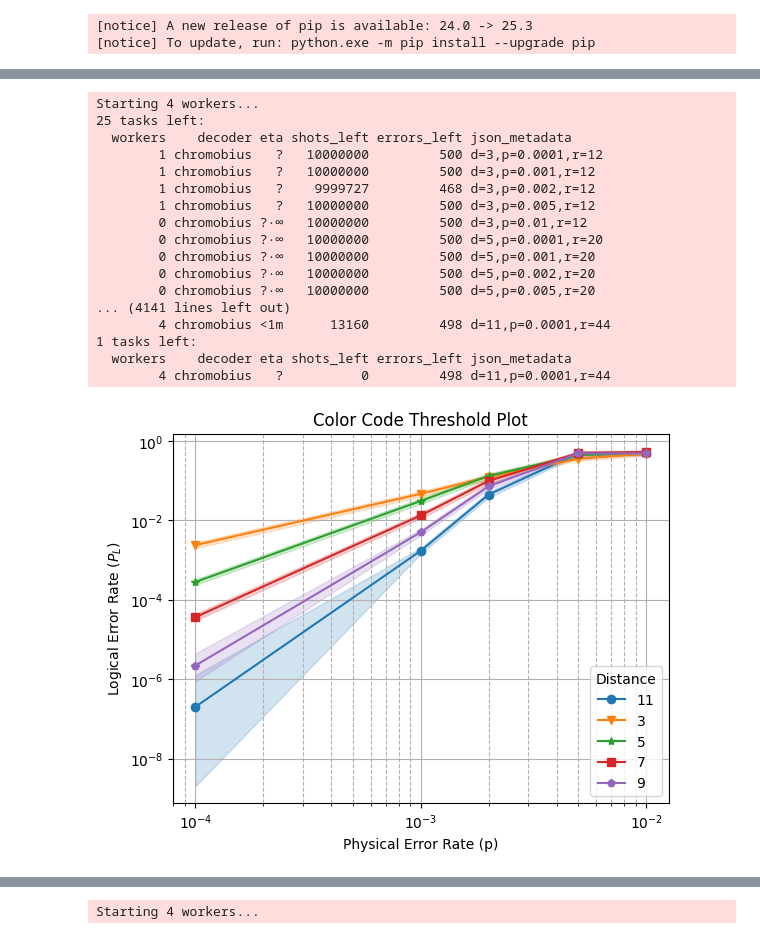
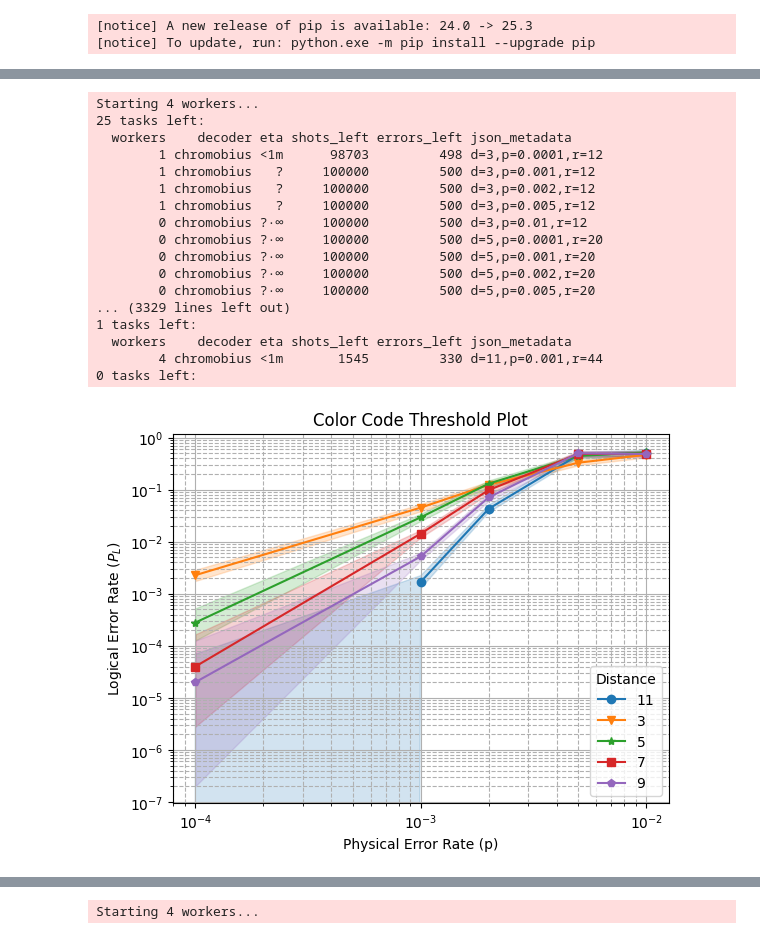
Before and after one commit to monamoeba/CST-Part-II-Project-Code, a Jupyter notebook: preparation/color_code_circuit_test.ipynb, the cells around one changed output, grey strips where cells are left out. Drawn from its saved outputs; the diff is of its cells as text; code cells hidden in the pictures.

Commit message:
rerunning tests + plot gen

```diff
--- a/preparation/color_code_circuit_test.ipynb
+++ b/preparation/color_code_circuit_test.ipynb
@@ -492,50 +469,50 @@ def generate_plot():
     samples = sinter.collect(
         tasks=tasks,
         num_workers=os.cpu_count(),
-        max_shots=10_000_000,
+        max_shots=100_000,
         max_errors=500,
         print_progress=True,
         decoders=['chromobius'],
         custom_decoders=chromobius.sinter_decoders(),
     )
 
     # plotting
     fig, ax = plt.subplots()
     sinter.plot_error_rate(
         ax=ax,
         stats=samples,
         x_func=lambda stats: stats.json_metadata['p'],
         group_func=lambda stats: stats.json_metadata['d'],
         failure_units_per_shot_func=lambda stats: 1,  # Probability per shot
     )
 
     ax.loglog()
     ax.set_title("Color Code Threshold Plot")
     ax.set_xlabel("Physical Error Rate (p)")
     ax.set_ylabel("Logical Error Rate ($P_L$)")
     ax.grid(which='major', linestyle='-')
     ax.grid(which='minor', linestyle='--')
     ax.legend(title='Distance')
     plt.savefig("ImplCCThresholdPlot")
     plt.show()
 generate_plot()
 # %% [output]
 Starting 4 workers...
 25 tasks left:
   workers    decoder eta shots_left errors_left json_metadata
-        1 chromobius   ?   10000000         500 d=3,p=0.0001,r=12
-        1 chromobius   ?   10000000         500 d=3,p=0.001,r=12
-        1 chromobius   ?    9999727         468 d=3,p=0.002,r=12
-        1 chromobius   ?   10000000         500 d=3,p=0.005,r=12
-        0 chromobius ?·∞   10000000         500 d=3,p=0.01,r=12
-        0 chromobius ?·∞   10000000         500 d=5,p=0.0001,r=20
-        0 chromobius ?·∞   10000000         500 d=5,p=0.001,r=20
-        0 chromobius ?·∞   10000000         500 d=5,p=0.002,r=20
-        0 chromobius ?·∞   10000000         500 d=5,p=0.005,r=20
-... (4141 lines left out)
-        4 chromobius <1m      13160         498 d=11,p=0.0001,r=44
+        1 chromobius <1m      98703         498 d=3,p=0.0001,r=12
+        1 chromobius   ?     100000         500 d=3,p=0.001,r=12
+        1 chromobius   ?     100000         500 d=3,p=0.002,r=12
+        1 chromobius   ?     100000         500 d=3,p=0.005,r=12
+        0 chromobius ?·∞     100000         500 d=3,p=0.01,r=12
+        0 chromobius ?·∞     100000         500 d=5,p=0.0001,r=20
+        0 chromobius ?·∞     100000         500 d=5,p=0.001,r=20
+        0 chromobius ?·∞     100000         500 d=5,p=0.002,r=20
+        0 chromobius ?·∞     100000         500 d=5,p=0.005,r=20
+... (3329 lines left out)
 1 tasks left:
   workers    decoder eta shots_left errors_left json_metadata
-        4 chromobius   ?          0         498 d=11,p=0.0001,r=44
+        4 chromobius <1m       1545         330 d=11,p=0.001,r=44
+0 tasks left:
-[figure, old version]
+[figure, new version]
 # %%
```
Also changed, not shown: parts of 3 cells of this notebook, 4 other files.
